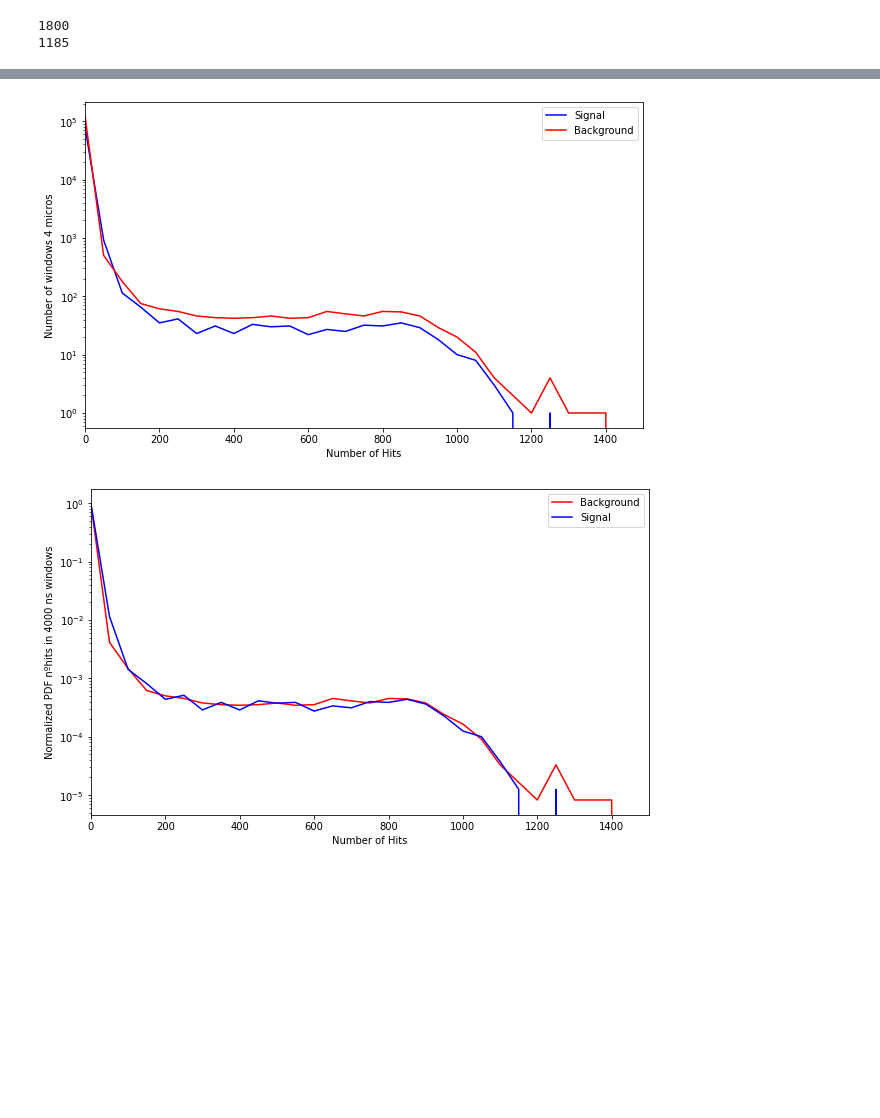
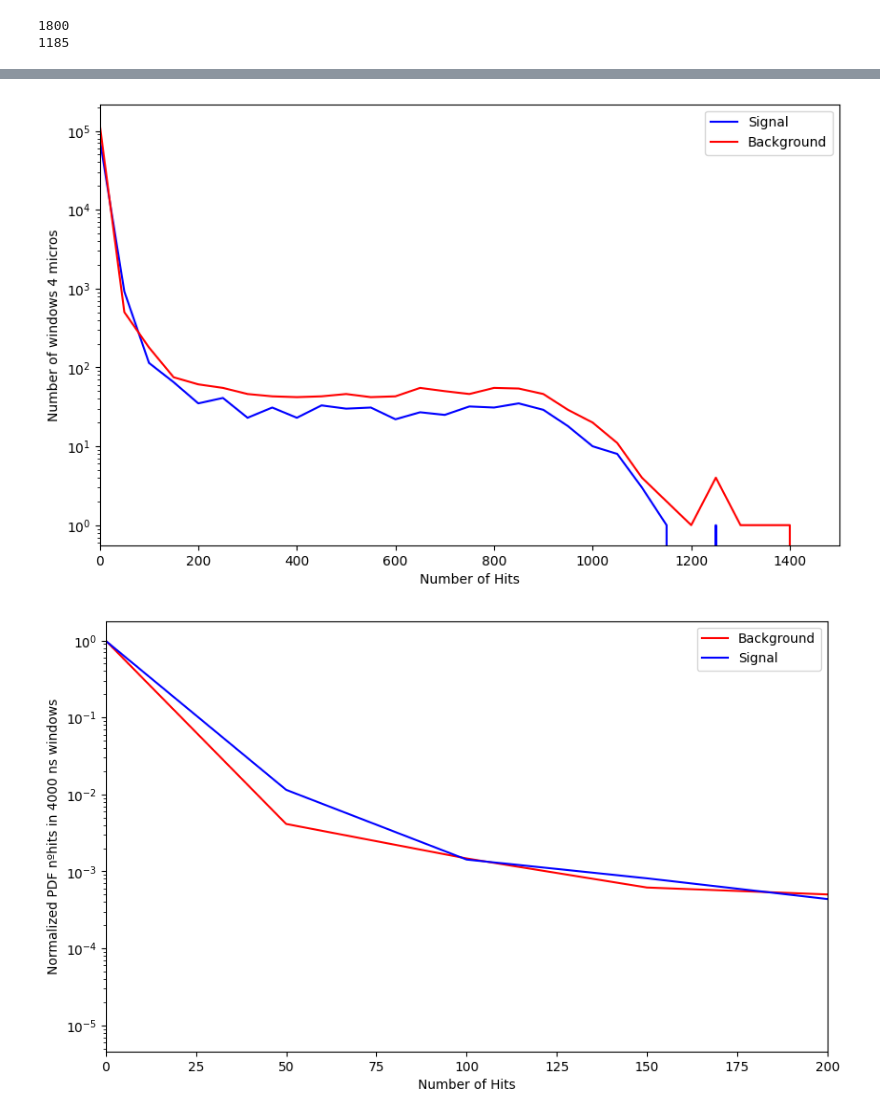
Before and after one commit to halmamol/WCTECoincidence_Analysis, a Jupyter notebook: nHits_count/jupyter_notebooks/bkg_analysis.ipynb, the cells around one changed output, grey strips where cells are left out. Cells and saved outputs as stored; diff of their text form; code cells hidden in the pictures; blank space fills up the shorter version.

```diff
--- a/nHits_count/jupyter_notebooks/bkg_analysis.ipynb
+++ b/nHits_count/jupyter_notebooks/bkg_analysis.ipynb
@@ -54,13 +54,15 @@ max_hist = 6500
 n_bins = 100
 bin_hist = max_hist / n_bins
 
-histogram_bkg = np.zeros(n_bins)  # Initialize histogram with 200 bins
-histogram_sig = np.zeros(n_bins)  # Initialize histogram with 200 bins
+histogram_bkg = np.zeros(n_bins)
+histogram_sig = np.zeros(n_bins)
 
 histogram_bkg = functions_nHits.count_nHits(np.array(nDetections_event_bkg), bin_hist, histogram_bkg)
 histogram_sig = functions_nHits.count_nHits(np.array(nDetections_event_sig), bin_hist, histogram_sig)
 
-plt.figure(figsize=(10, 6))
+plt.style.use('default')  # Asegura el estilo claro
+
+plt.figure(figsize=(10, 6), facecolor='white')
 plt.plot(np.arange(0, max_hist, bin_hist), histogram_bkg, label='Background', color='red')
 plt.plot(np.arange(0, max_hist, bin_hist), histogram_sig, label='Signal', color='blue')
 plt.xlim(0, max(max(nDetections_event_bkg), max(nDetections_event_sig)))
@@ -68,4 +70,7 @@ plt.legend()
 plt.xlabel('Number of Hits')
 plt.ylabel('Number of Events')
 plt.title('Histogram of Hits per Event')
+
+plt.savefig("/home/cgarcia_2002/nHits_count/Plots_2meeting/Sig_bkg_HitsEvento.png", facecolor='white')
+plt.show()
 # %% [output]
@@ -171,17 +175,17 @@ plt.xlim(0,1500)
 plt.legend()
 plt.show()
 # %% [output]
-[figure, old version]
+[figure, new version]
 # %%
 plt.figure(figsize=(10, 6))
 plt.plot(np.arange(0, 5000, bin_hist), hist_nHits_bkg/(len(values_bkg)*(270000/bin_hits)), label='Background', color='red')
 plt.plot(np.arange(0, 5000, bin_hist), hist_nHits_sig/(len(values_sig)*(270000/bin_hits)), label='Signal', color='blue')
 plt.xlabel('Number of Hits')
 plt.ylabel(f'Normalized PDF nºhits in {bin_hits} ns windows')
 plt.legend()
 plt.yscale('log')
 
-plt.xlim(0,1500)
+plt.xlim(0,200)
 plt.show()
 # %% [output]
-[figure, old version]
+[figure, new version]
```
Also changed, not shown: parts of 4 cells of this notebook, 5 other files.
